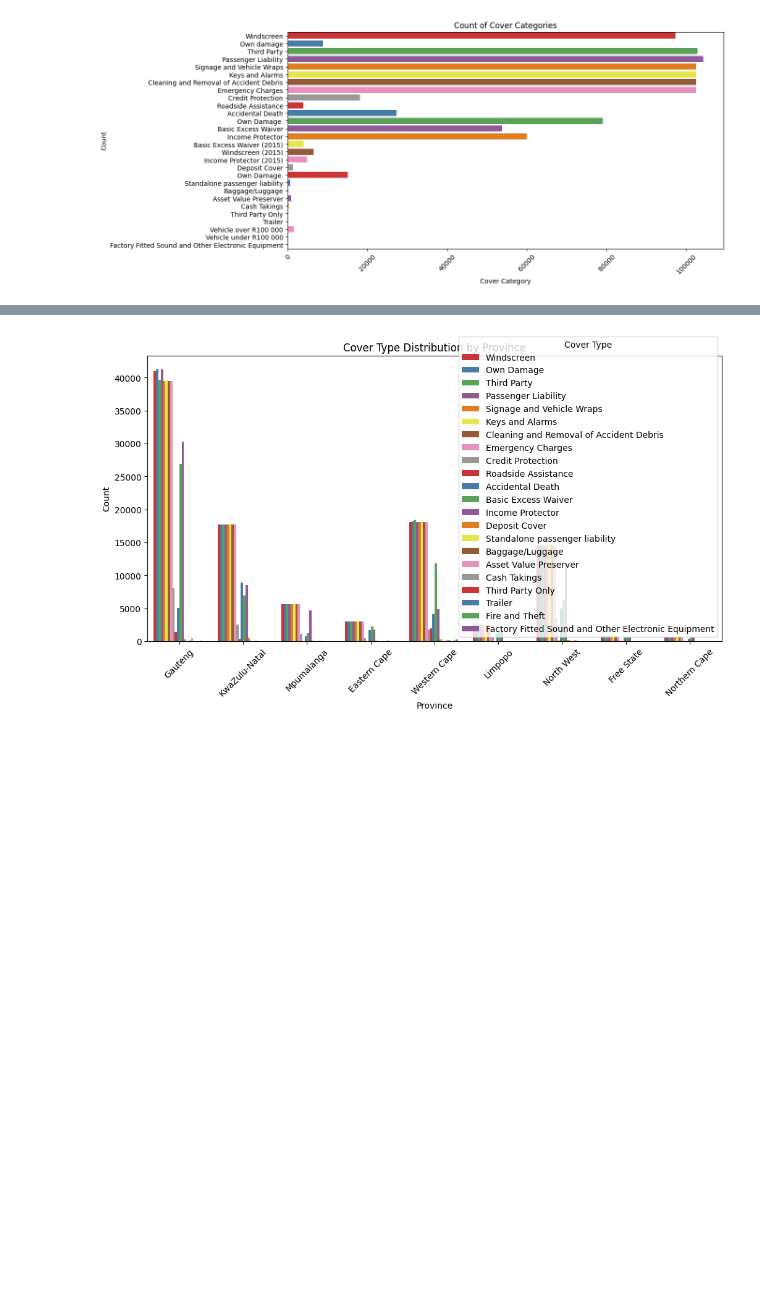
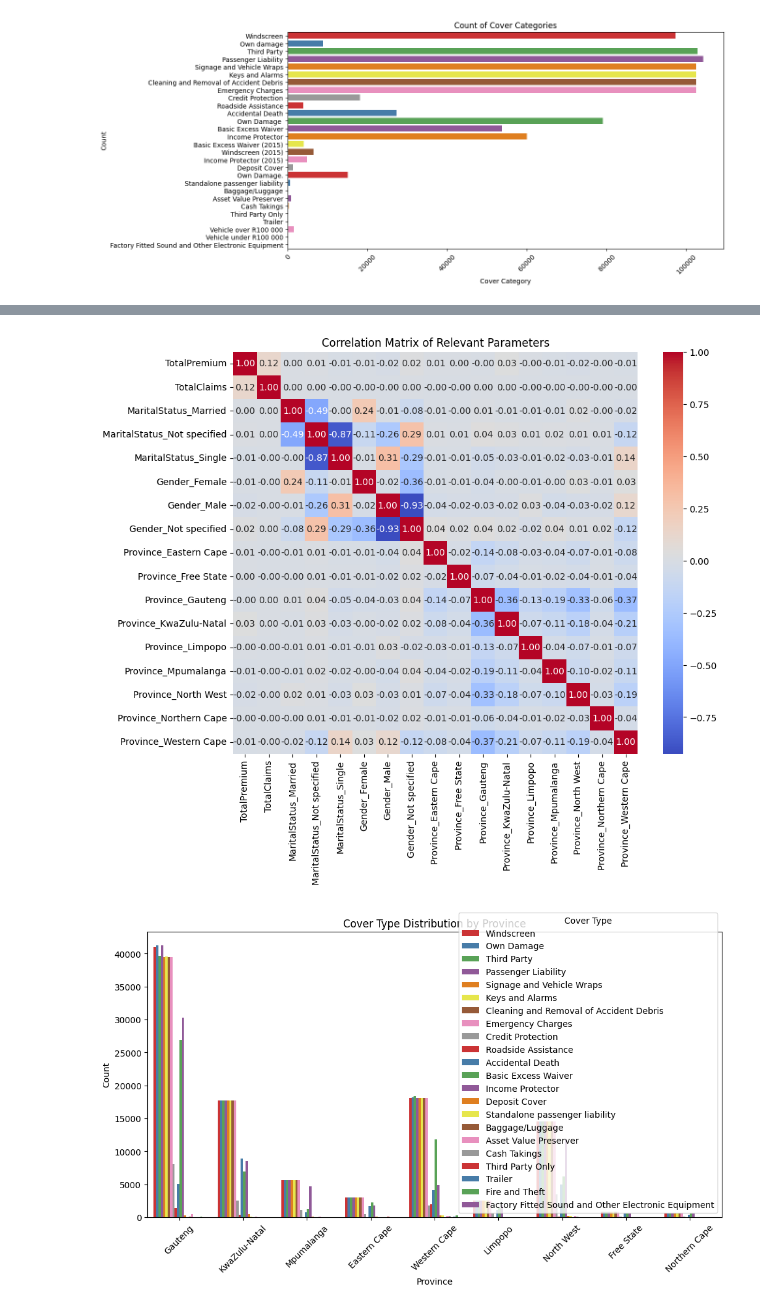
Before and after one commit to juniorworku/alpha-care-Insure-Analytics, a Jupyter notebook: notebooks/eda_stat.ipynb, the cells around one changed output, grey strips where cells are left out. Drawn from its saved outputs; the diff is of its cells as text; code cells hidden in the pictures; blank space fills up the shorter version.

```diff
--- a/notebooks/eda_stat.ipynb
+++ b/notebooks/eda_stat.ipynb
@@ -193,3 +359,22 @@ plt.show()
+# %%
+#Another  correlation Analysis
+# Select relevant columns
+relevant_columns = ['TotalPremium', 'TotalClaims', 'MaritalStatus', 'Gender', 'Province']
+relevant_data = data[relevant_columns]
+
+# Convert categorical variables into dummy/indicator variables (one-hot encoding)
+relevant_data = pd.get_dummies(relevant_data, columns=['MaritalStatus', 'Gender', 'Province'])
+
+# Compute the correlation matrix
+correlation_matrix = relevant_data.corr()
+
+# Visualize the correlation matrix using a heatmap
+plt.figure(figsize=(10, 8))
+sns.heatmap(correlation_matrix, annot=True, cmap='coolwarm', fmt=".2f", annot_kws={"size": 10})
+plt.title('Correlation Matrix of Relevant Parameters')
+plt.show()
+# %% [output]
+[figure, added]
 # %%
 # Task 1.5: Data Comparison
 # Plot 1: Bar Plot of Cover Type by Province
```
Also changed, not shown: parts of 8 cells of this notebook, 4 other files.
